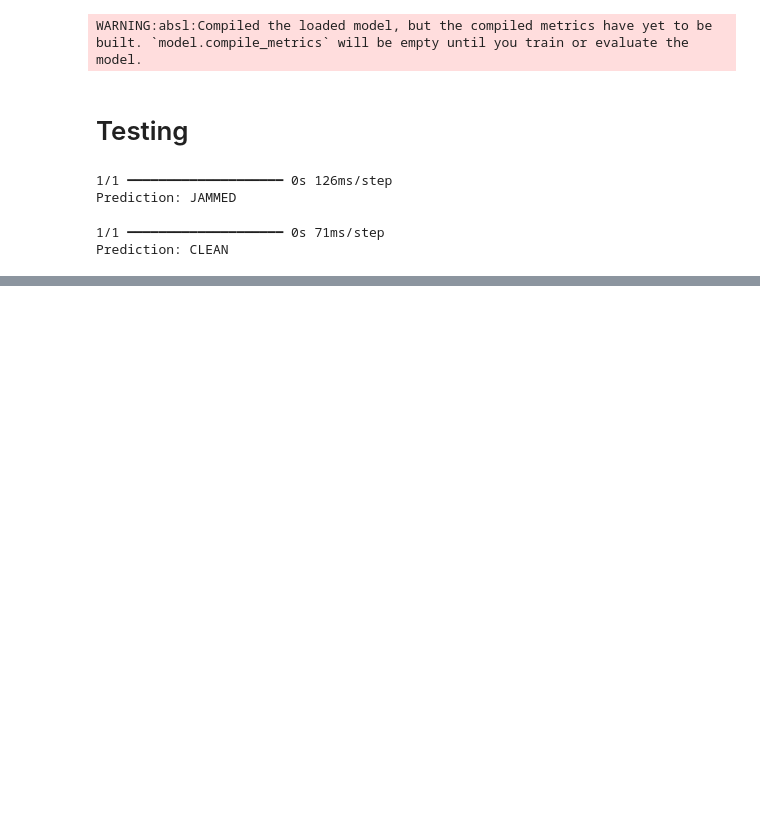
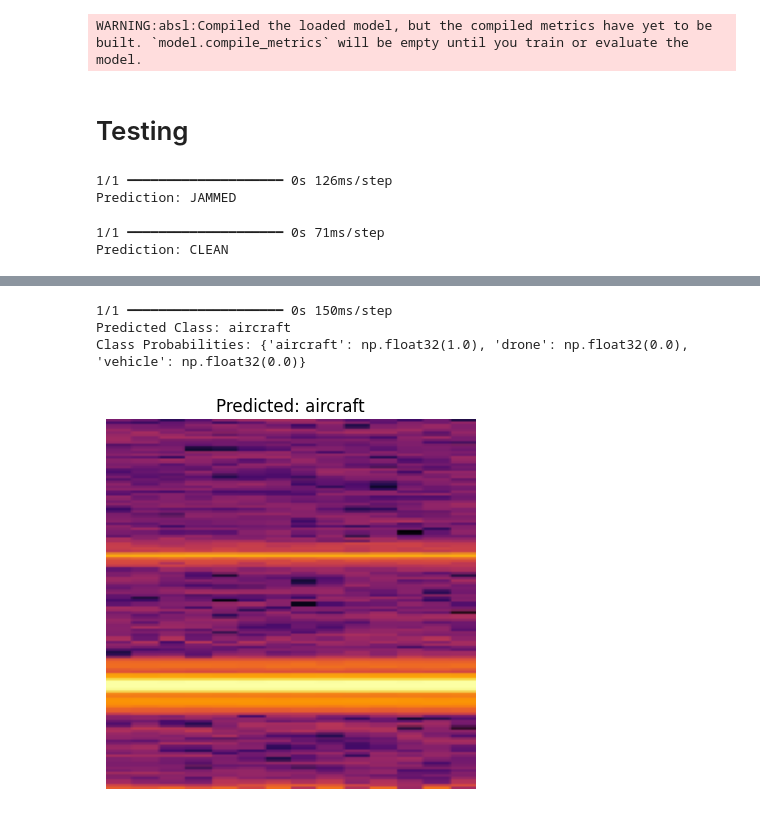
Before and after one commit to TECH-JUMAN/Linear-Regression, a Jupyter notebook: finalmodel.ipynb, the cells around one changed output, grey strips where cells are left out. Saved outputs shown, nothing was run; the diff lists cells and outputs as text; code cells hidden in the pictures; blank space fills up the shorter version.

```diff
--- a/finalmodel.ipynb
+++ b/finalmodel.ipynb
@@ -491,0 +842,31 @@ Prediction: CLEAN
+# %%
+from tensorflow.keras.preprocessing import image
+import numpy as np
+import matplotlib.pyplot as plt
+
+# Choose any test image
+img_path = test_gen.filepaths[0]   # or replace with your own path
+
+# Load image
+img = image.load_img(img_path, target_size=(IMG_H, IMG_W))
+x = image.img_to_array(img)
+x = x / 255.0
+x = np.expand_dims(x, axis=0)
+
+# Predict
+pred = model.predict(x)[0]
+pred_class = CLASSES[np.argmax(pred)]
+
+print("Predicted Class:", pred_class)
+print("Class Probabilities:", dict(zip(CLASSES, pred.round(3))))
+
+# Show image
+plt.imshow(img)
+plt.title(f"Predicted: {pred_class}")
+plt.axis('off')
+plt.show()
+# %% [output]
+1/1 ━━━━━━━━━━━━━━━━━━━━ 0s 150ms/step
+Predicted Class: aircraft
+Class Probabilities: {'aircraft': np.float32(1.0), 'drone': np.float32(0.0), 'vehicle': np.float32(0.0)}
+[figure, added]
```
Also changed, not shown: parts of 16 cells of this notebook.
